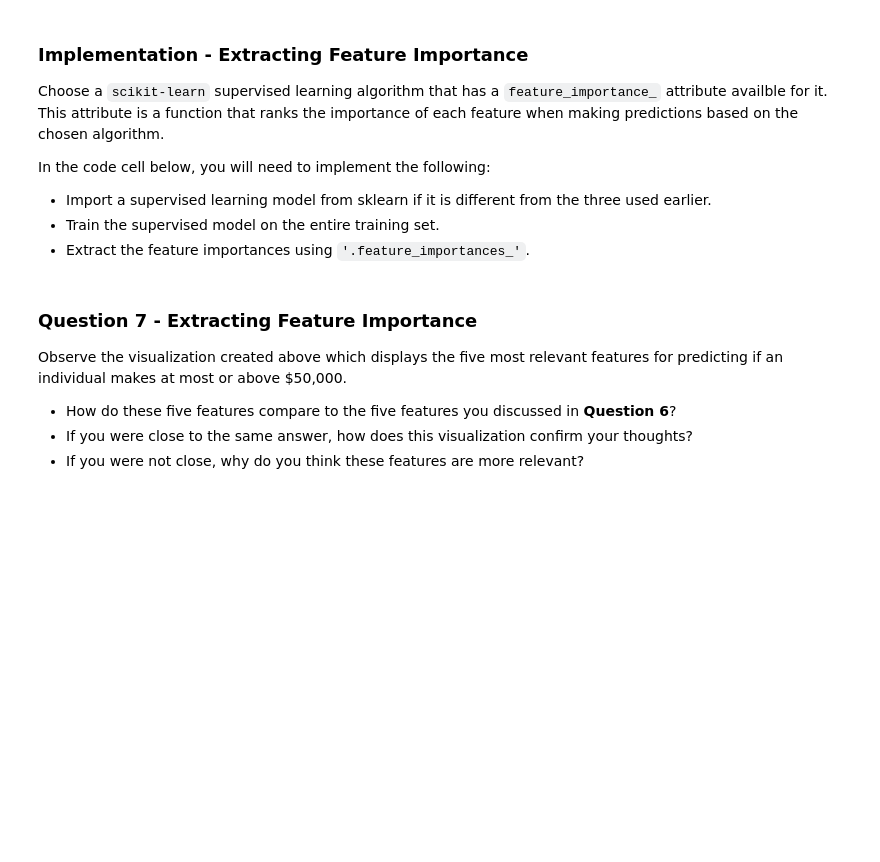
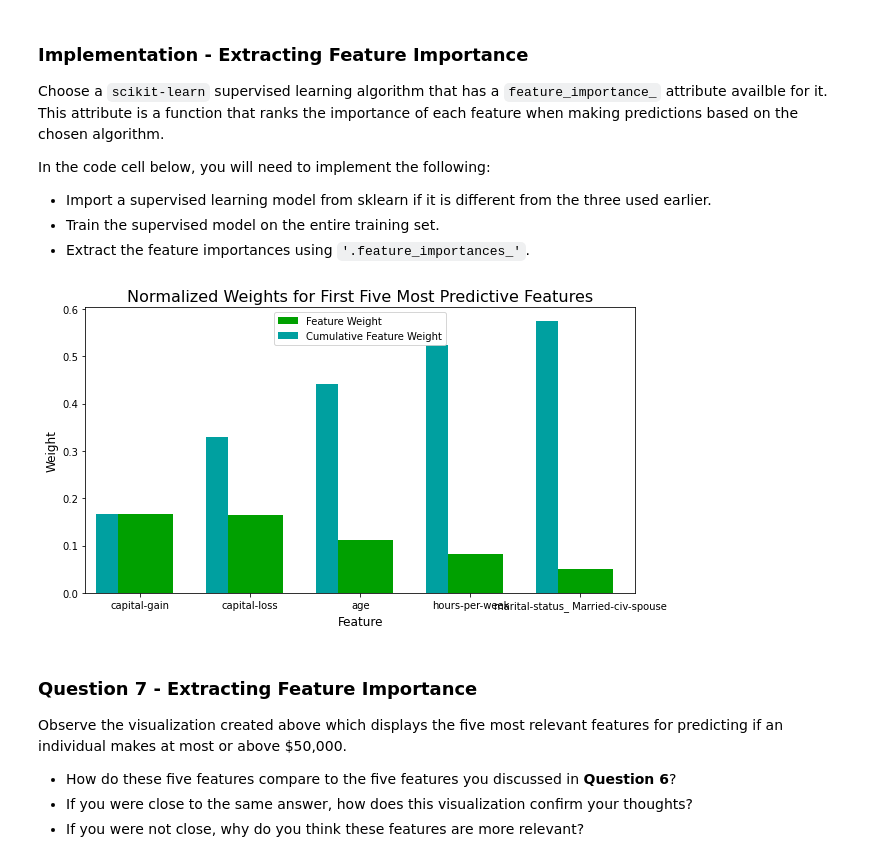
Before and after one commit to CatB1t/EgyFWD-ML-Project, a Jupyter notebook: finding_donors.ipynb, the cells around one changed output. Cells and saved outputs as stored; diff of their text form; code cells hidden in the pictures; blank space fills up the shorter version.

```diff
--- a/finding_donors.ipynb
+++ b/finding_donors.ipynb
@@ -449,22 +517,28 @@ Fine tune the chosen model. Use grid search (`GridSearchCV`) with at least one i
 **Note:** Depending on the algorithm chosen and the parameter list, the following implementation may take some time to run!
 # %%
 # TODO: Import 'GridSearchCV', 'make_scorer', and any other necessary libraries
+from sklearn.model_selection import GridSearchCV
+from sklearn.metrics import make_scorer
+from sklearn.tree import DecisionTreeClassifier
 
 # TODO: Initialize the classifier
-clf = None
+clf = AdaBoostClassifier(base_estimator=DecisionTreeClassifier(), random_state=42, learning_rate=0.5)
 
 # TODO: Create the parameters list you wish to tune, using a dictionary if needed.
 # HINT: parameters = {'parameter_1': [value1, value2], 'parameter_2': [value1, value2]}
-parameters = None
+parameters = {"n_estimators" : [100, 150, 200],
+              "base_estimator__min_samples_split" : [2,5,10],
+              "base_estimator__max_depth" : [2,3]}
+
 
 # TODO: Make an fbeta_score scoring object using make_scorer()
-scorer = None
+scorer = make_scorer(fbeta_score, beta=0.5)
 
 # TODO: Perform grid search on the classifier using 'scorer' as the scoring method using GridSearchCV()
-grid_obj = None
+grid_obj = GridSearchCV(clf, parameters, scoring=scorer, verbose=3)
 
 # TODO: Fit the grid search object to the training data and find the optimal parameters using fit()
-grid_fit = None
+grid_fit = grid_obj.fit(X_train, y_train)
 
 # Get the estimator
 best_clf = grid_fit.best_estimator_
@@ -518,17 +621,15 @@ In the code cell below, you will need to implement the following:
  - Train the supervised model on the entire training set.
  - Extract the feature importances using `'.feature_importances_'`.
 # %%
-# TODO: Import a supervised learning model that has 'feature_importances_'
-
-
-# TODO: Train the supervised model on the training set using .fit(X_train, y_train)
-model = None
+model = best_clf
 
 # TODO: Extract the feature importances using .feature_importances_
-importances = None
+importances = model.feature_importances_
 
 # Plot
 vs.feature_plot(importances, X_train, y_train)
+# %% [output]
+[figure, added]
 # %% [markdown]
 ### Question 7 - Extracting Feature Importance
 
```
Also changed, not shown: parts of 20 cells of this notebook.
